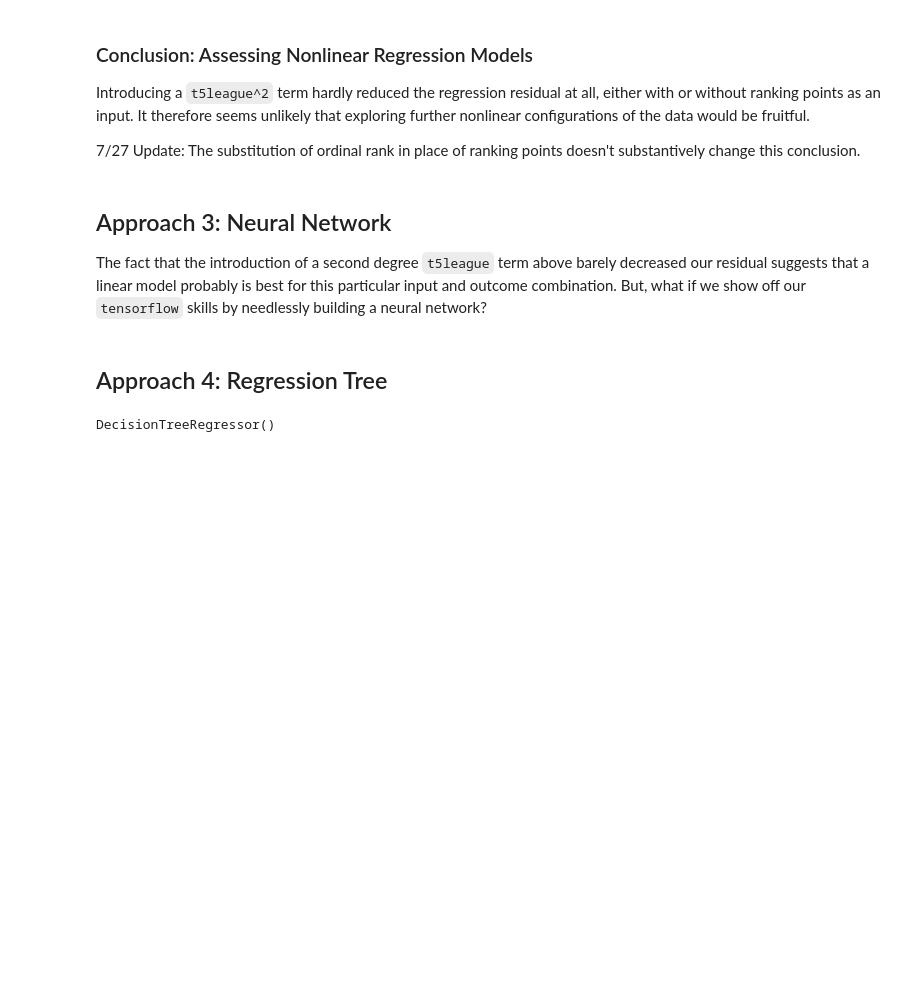
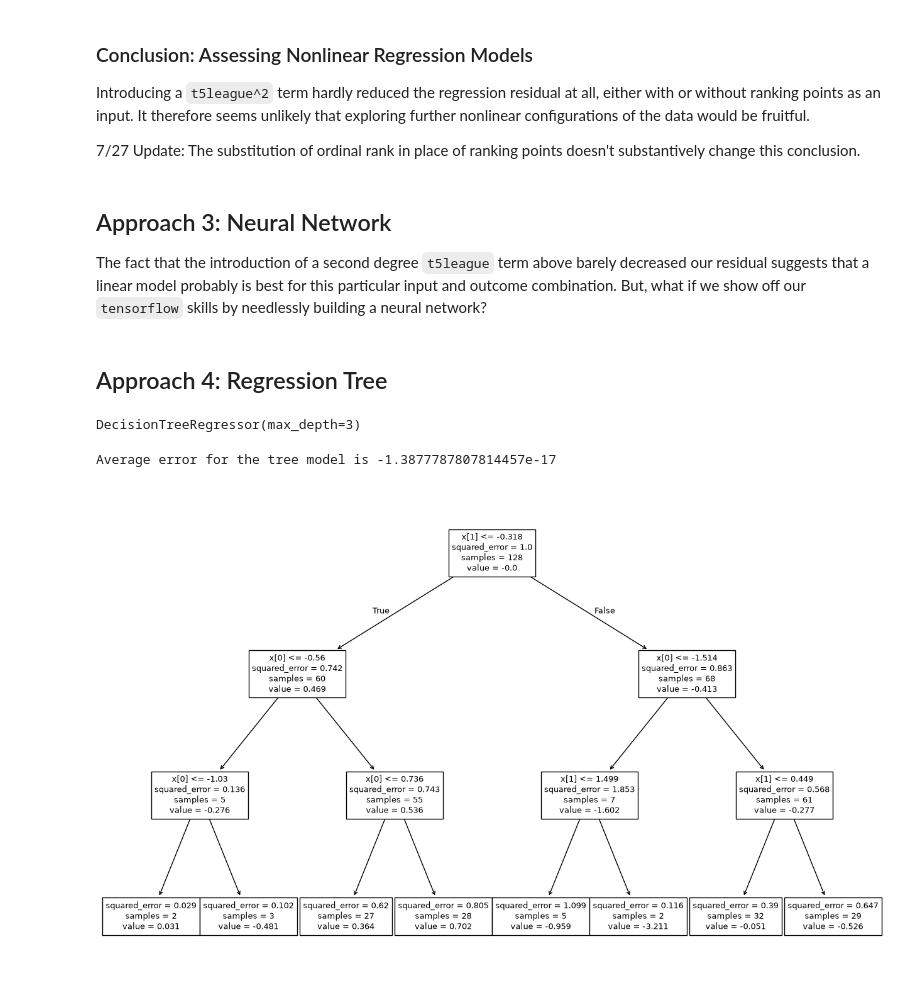
Before and after one commit to lcbogie/780_Group_Project_2026, a Jupyter notebook: FIFA_Ranking_and_T5League_Modeling/ranking_points_and_t5league_modeling.ipynb, the cells around one changed output. Cells and saved outputs as stored; diff of their text form; code cells hidden in the pictures; blank space fills up the shorter version.

Commit message:
Finished creation and visualization of DecistionTreeRegressor model

```diff
--- a/FIFA_Ranking_and_T5League_Modeling/ranking_points_and_t5league_modeling.ipynb
+++ b/FIFA_Ranking_and_T5League_Modeling/ranking_points_and_t5league_modeling.ipynb
@@ -843,9 +843,20 @@ The fact that the introduction of a second degree `t5league` term above barely d
 # %%
 from sklearn import tree
 
-tree_X_t5l_OR = np.transpose(np.vstack((OR, t5league)))
-tree_t5l_OR = tree.DecisionTreeRegressor()
+tree_X_t5l_OR = np.transpose(np.vstack((t5league, OR)))
+tree_t5l_OR = tree.DecisionTreeRegressor(max_depth=3)
 tree_t5l_OR = tree_t5l_OR.fit(tree_X_t5l_OR, Y)
 tree_t5l_OR
 # %% [output]
-DecisionTreeRegressor()
+DecisionTreeRegressor(max_depth=3)
+# %%
+tree_prediction = tree_t5l_OR.predict(tree_X_t5l_OR)
+print(f'Average error for the tree model is {(np.sum(tree_prediction-Y))/128}')
+# %% [output]
+Average error for the tree model is -1.3877787807814457e-17
+# %%
+fig, ax = plt.subplots(figsize=(16,10))
+tree.plot_tree(tree_t5l_OR)
+plt.show()
+# %% [output]
+[figure, added]
```
